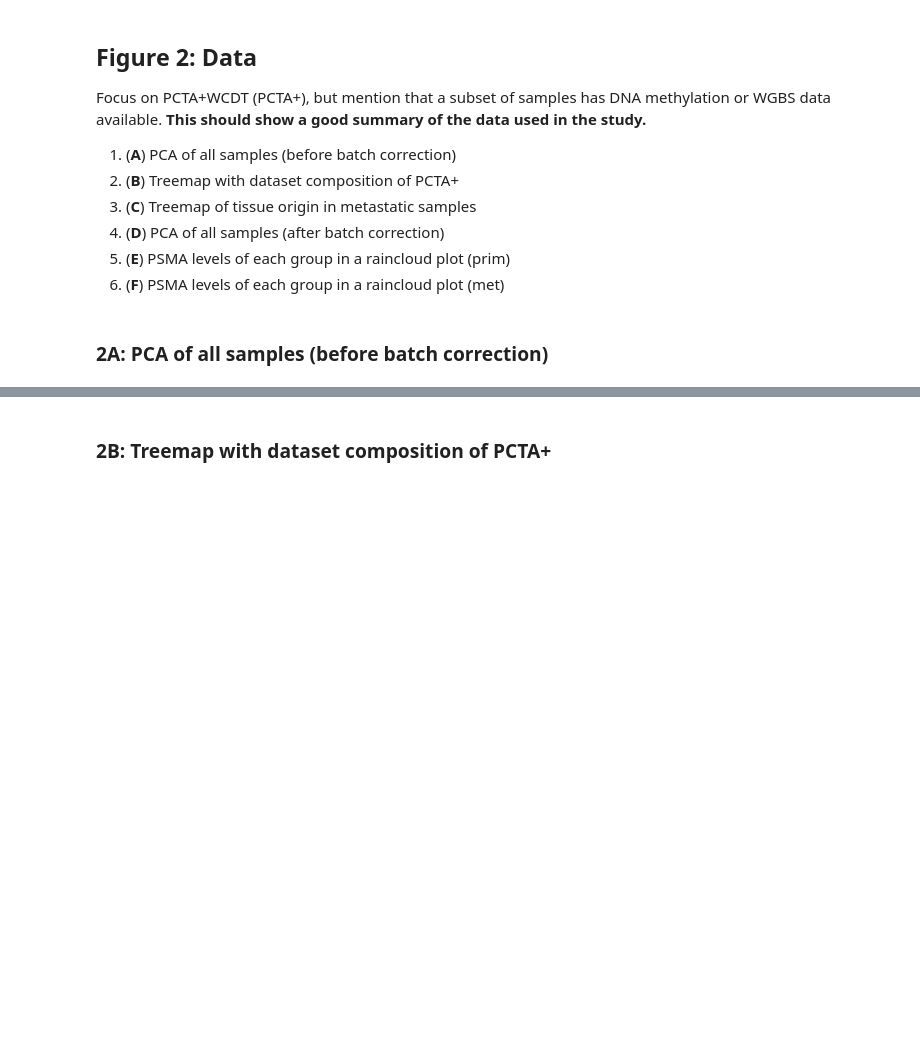
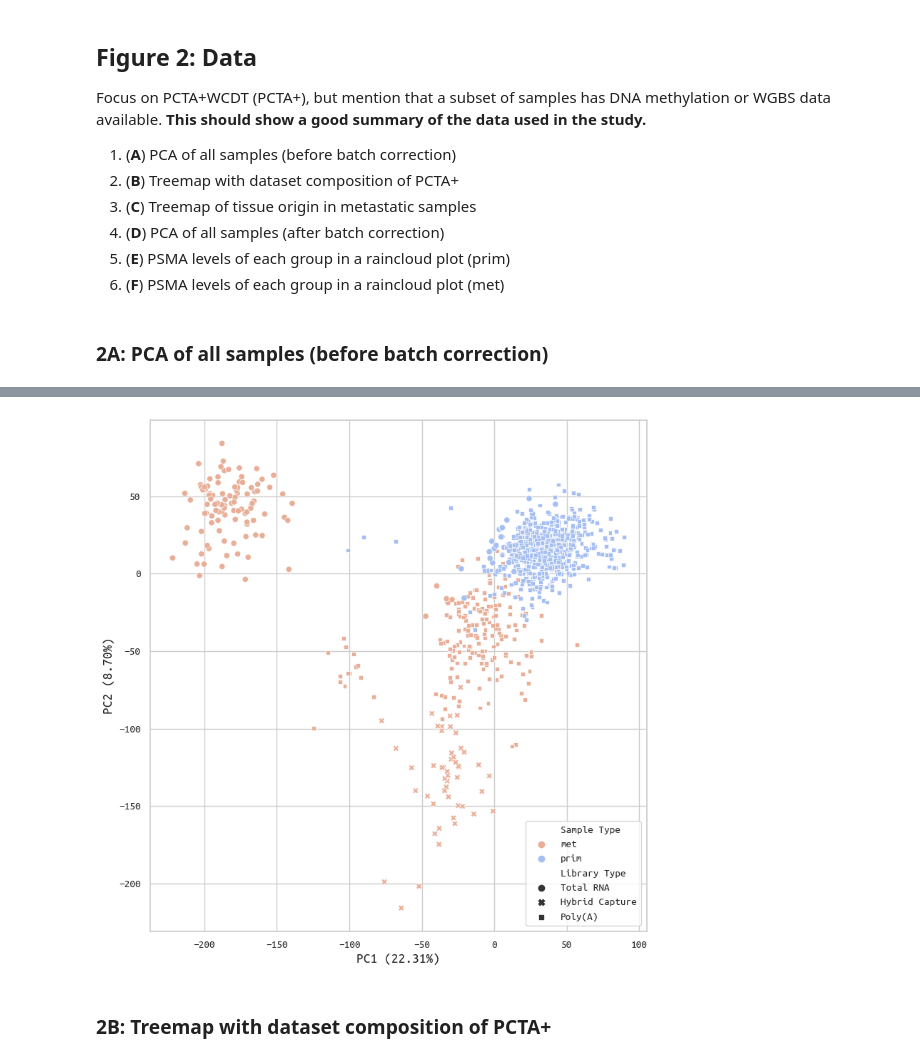
Before and after one commit to CarlosUziel/goi-strat, a Jupyter notebook: notebooks/paper_figures.ipynb, the cells around one changed output, grey strips where cells are left out. Drawn from its saved outputs; the diff is of its cells as text; code cells hidden in the pictures; blank space fills up the shorter version.

```diff
--- a/notebooks/paper_figures.ipynb
+++ b/notebooks/paper_figures.ipynb
@@ -111,41 +114,43 @@ vst_wo_batch_effects_df = rpy2_df_to_pd_df(
     )
 )
 # %%
-fig, ax = plt.subplots(figsize=(8, 4), dpi=100)
+fig, ax = plt.subplots(figsize=(8, 8), dpi=100)
 
 pca = PCA(n_components=2)
 pca_comps = pca.fit_transform(vst_df.transpose().values)
 palette = {
     "norm": "#9ACD32",
-    "prim": "#DDA486",
-    "met": "#874381",
+    "prim": "#A6BFF2",
+    "met": "#E9AE97",
 }
 
 annot_df_contrasts["Sample Type"] = annot_df_contrasts["sample_type"]
 annot_df_contrasts["Library Type"] = annot_df_contrasts["library_type"].map(
     {"total_rna": "Total RNA", "hybrid_capture": "Hybrid Capture", "poly_a": "Poly(A)"}
 )
 sns.scatterplot(
     x=pca_comps.T[0],
     y=pca_comps.T[1],
     hue=annot_df_contrasts["Sample Type"],
     palette=palette,
     style=annot_df_contrasts["Library Type"],
     ax=ax,
 )
 
-plt.legend(loc="upper right")
+plt.legend(loc="lower right")
 # plt.suptitle("PCA of PCTA+WCDT samples (before batch correction)", fontsize=18)
 pca_variances = pca.explained_variance_ratio_
 ax.set_xlabel(f"PC1 ({pca_variances[0] * 100:.2f}%)", fontsize=14)
 ax.set_ylabel(f"PC2 ({pca_variances[1] * 100:.2f}%)", fontsize=14)
 plt.tight_layout()
 plt.savefig(
     pcta_wcdt_figs_path.joinpath("2A_pca_before_combat.pdf"), bbox_inches="tight"
 )
 plt.savefig(
     pcta_wcdt_figs_path.joinpath("2A_pca_before_combat.svg"), bbox_inches="tight"
 )
+# %% [output]
+[figure, added]
 # %% [markdown]
 ### 2B: Treemap with dataset composition of PCTA+
 # %%
```
Also changed, not shown: parts of 44 cells of this notebook.
